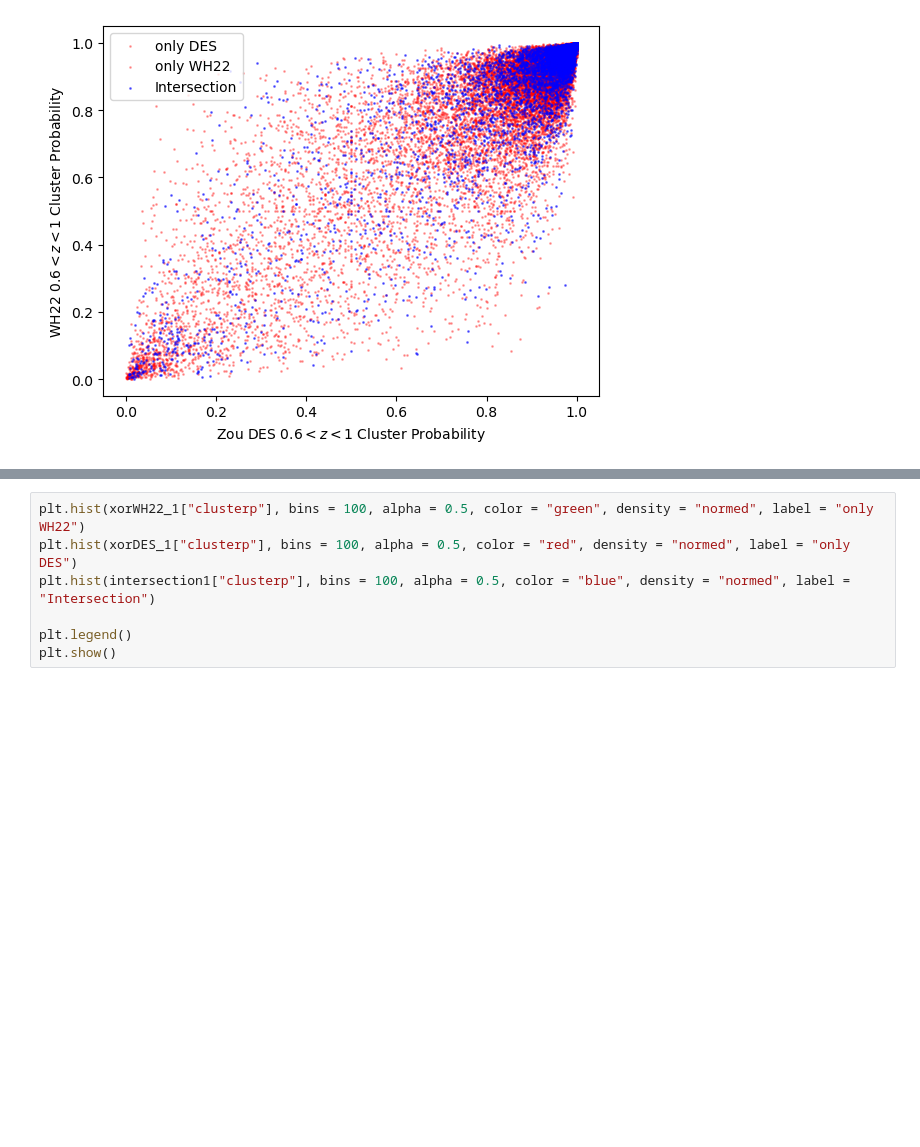
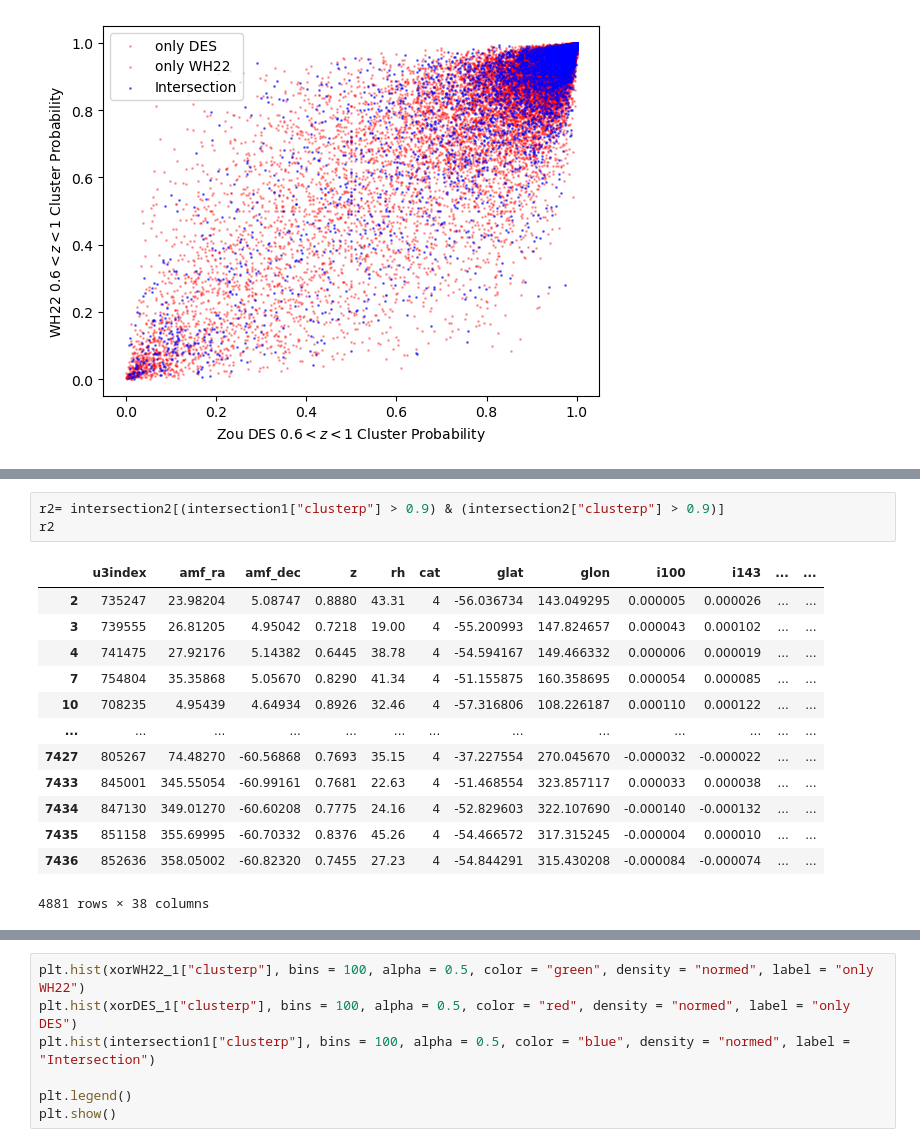
Before and after one commit to dchanda2002/MLCosmo, a Jupyter notebook: plot_signals.ipynb, the cells around one changed output, grey strips where cells are left out. Saved outputs shown, nothing was run; the diff lists cells and outputs as text; blank space fills up the shorter version.

```diff
--- a/plot_signals.ipynb
+++ b/plot_signals.ipynb
@@ -1700,0 +1753,17 @@ plt.show()
+# %%
+r2= intersection2[(intersection1["clusterp"] > 0.9) & (intersection2["clusterp"] > 0.9)]
+r2
+# %% [output]
+|  | u3index | amf_ra | amf_dec | z | rh | cat | glat | glon | i100 | i143 | ... | ... |
+| 2 | 735247 | 23.98204 | 5.08747 | 0.8880 | 43.31 | 4 | -56.036734 | 143.049295 | 0.000005 | 0.000026 | ... | ... |
+| 3 | 739555 | 26.81205 | 4.95042 | 0.7218 | 19.00 | 4 | -55.200993 | 147.824657 | 0.000043 | 0.000102 | ... | ... |
+| 4 | 741475 | 27.92176 | 5.14382 | 0.6445 | 38.78 | 4 | -54.594167 | 149.466332 | 0.000006 | 0.000019 | ... | ... |
+| 7 | 754804 | 35.35868 | 5.05670 | 0.8290 | 41.34 | 4 | -51.155875 | 160.358695 | 0.000054 | 0.000085 | ... | ... |
+| 10 | 708235 | 4.95439 | 4.64934 | 0.8926 | 32.46 | 4 | -57.316806 | 108.226187 | 0.000110 | 0.000122 | ... | ... |
+| ... | ... | ... | ... | ... | ... | ... | ... | ... | ... | ... | ... | ... |
+| 7427 | 805267 | 74.48270 | -60.56868 | 0.7693 | 35.15 | 4 | -37.227554 | 270.045670 | -0.000032 | -0.000022 | ... | ... |
+| 7433 | 845001 | 345.55054 | -60.99161 | 0.7681 | 22.63 | 4 | -51.468554 | 323.857117 | 0.000033 | 0.000038 | ... | ... |
+| 7434 | 847130 | 349.01270 | -60.60208 | 0.7775 | 24.16 | 4 | -52.829603 | 322.107690 | -0.000140 | -0.000132 | ... | ... |
+| 7435 | 851158 | 355.69995 | -60.70332 | 0.8376 | 45.26 | 4 | -54.466572 | 317.315245 | -0.000004 | 0.000010 | ... | ... |
+| 7436 | 852636 | 358.05002 | -60.82320 | 0.7455 | 27.23 | 4 | -54.844291 | 315.430208 | -0.000084 | -0.000074 | ... | ... |
+4881 rows × 38 columns
```
Also changed, not shown: parts of 6 cells of this notebook, 1 other file.
